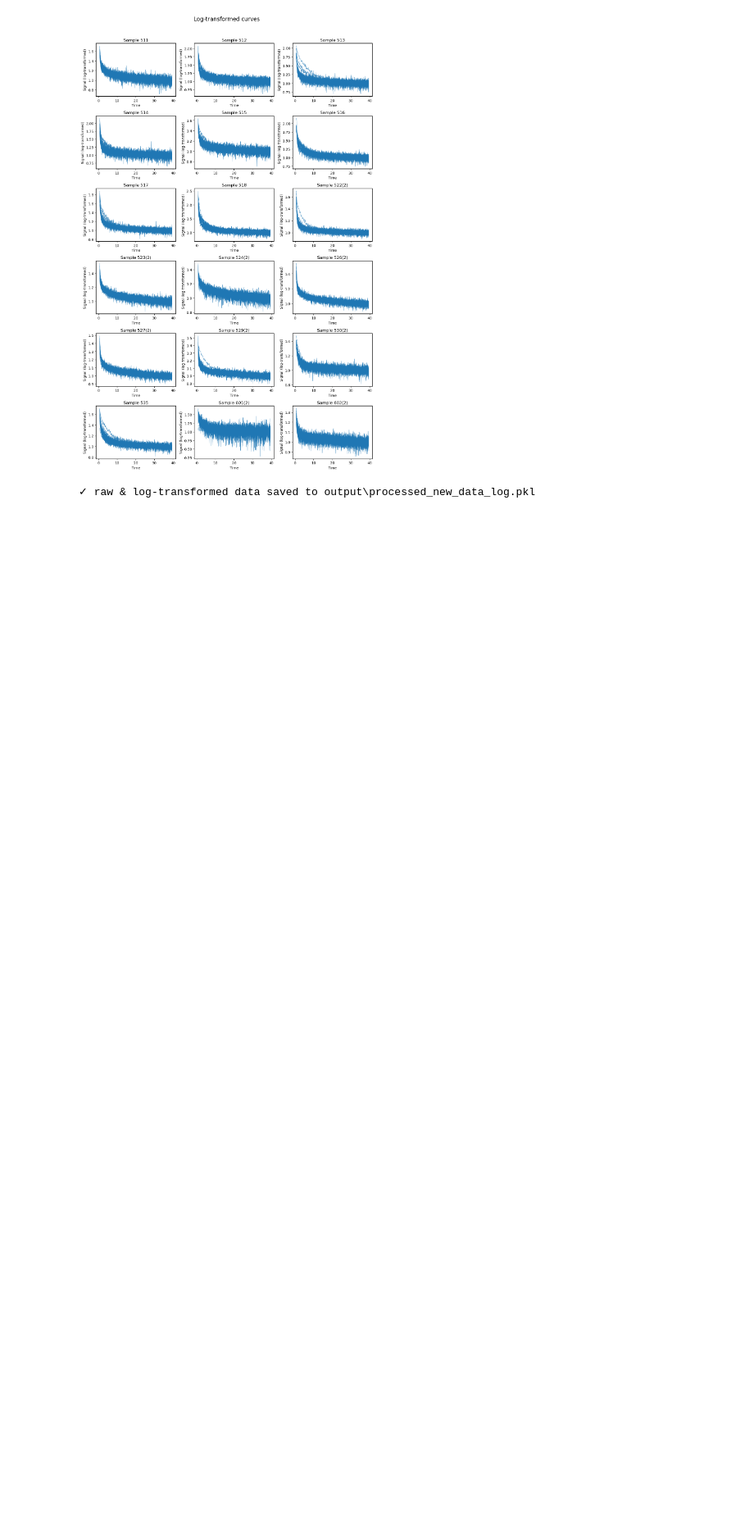
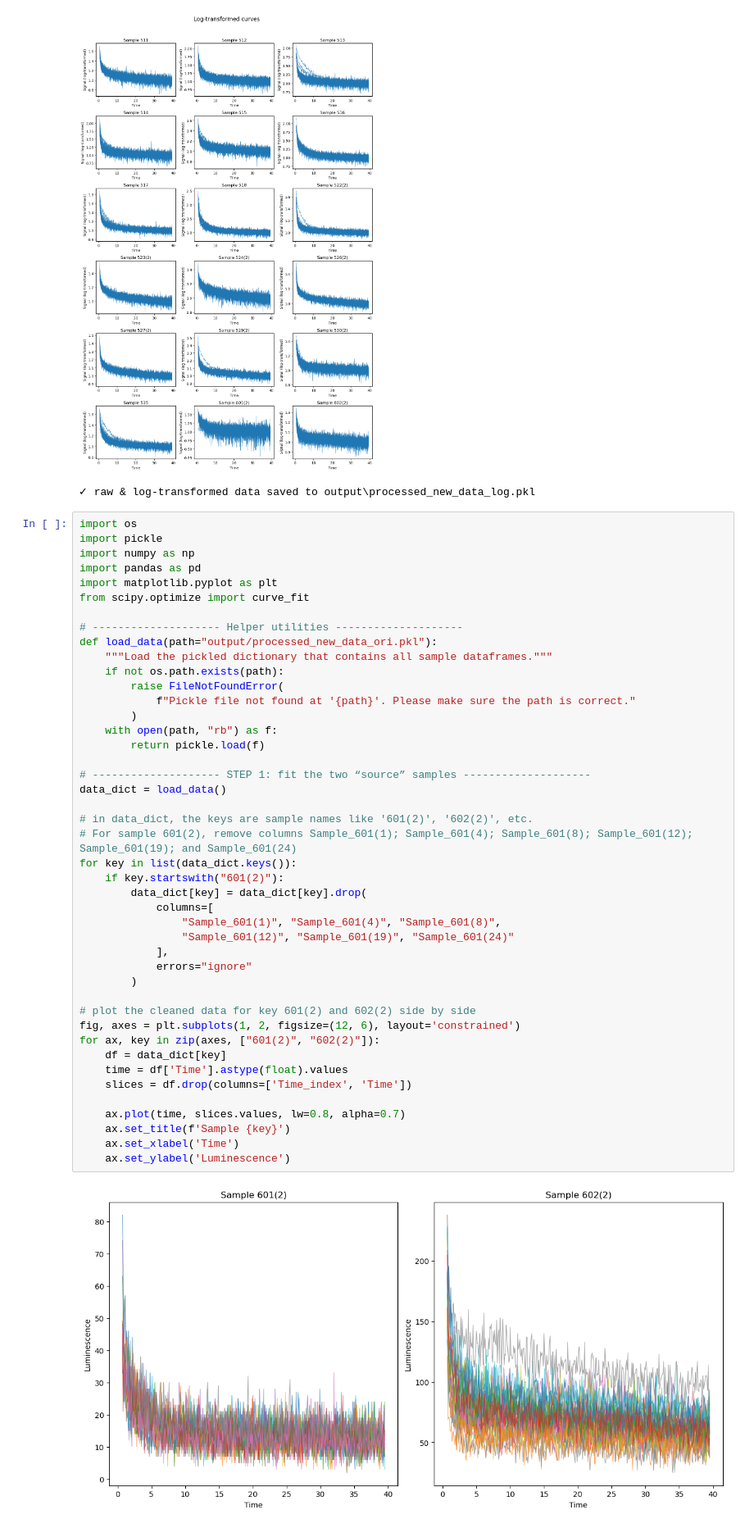
Before and after one commit to Peisong-Zheng/OSL_source_ana, a Jupyter notebook: Processes_new_data.ipynb, the cells around one changed output. Shown at 82% size. Cells and saved outputs as stored; diff of their text form; blank space fills up the shorter version.

```diff
--- a/Processes_new_data.ipynb
+++ b/Processes_new_data.ipynb
@@ -271,3 +271,49 @@ Sheet 512: dropped 1 low-count slice(s)
 [figure]
 [figure]
 ✓ raw & log-transformed data saved to output\processed_new_data_log.pkl
+# %%
+import os
+import pickle
+import numpy as np
+import pandas as pd
+import matplotlib.pyplot as plt
+from scipy.optimize import curve_fit
+
+# -------------------- Helper utilities --------------------
+def load_data(path="output/processed_new_data_ori.pkl"):
+    """Load the pickled dictionary that contains all sample dataframes."""
+    if not os.path.exists(path):
+        raise FileNotFoundError(
+            f"Pickle file not found at '{path}'. Please make sure the path is correct."
+        )
+    with open(path, "rb") as f:
+        return pickle.load(f)
+
+# -------------------- STEP 1: fit the two “source” samples --------------------
+data_dict = load_data()
+
+# in data_dict, the keys are sample names like '601(2)', '602(2)', etc.
+# For sample 601(2), remove columns Sample_601(1); Sample_601(4); Sample_601(8); Sample_601(12); Sample_601(19); and Sample_601(24)
+for key in list(data_dict.keys()):
+    if key.startswith("601(2)"):
+        data_dict[key] = data_dict[key].drop(
+            columns=[
+                "Sample_601(1)", "Sample_601(4)", "Sample_601(8)",
+                "Sample_601(12)", "Sample_601(19)", "Sample_601(24)"
+            ],
+            errors="ignore"
+        )
+
+# plot the cleaned data for key 601(2) and 602(2) side by side
+fig, axes = plt.subplots(1, 2, figsize=(12, 6), layout='constrained')
+for ax, key in zip(axes, ["601(2)", "602(2)"]):
+    df = data_dict[key]
+    time = df['Time'].astype(float).values
+    slices = df.drop(columns=['Time_index', 'Time'])
+
+    ax.plot(time, slices.values, lw=0.8, alpha=0.7)
+    ax.set_title(f'Sample {key}')
+    ax.set_xlabel('Time')
+    ax.set_ylabel('Luminescence')
+# %% [output]
+[figure, added]
```
Also changed, not shown: 24 other files.
